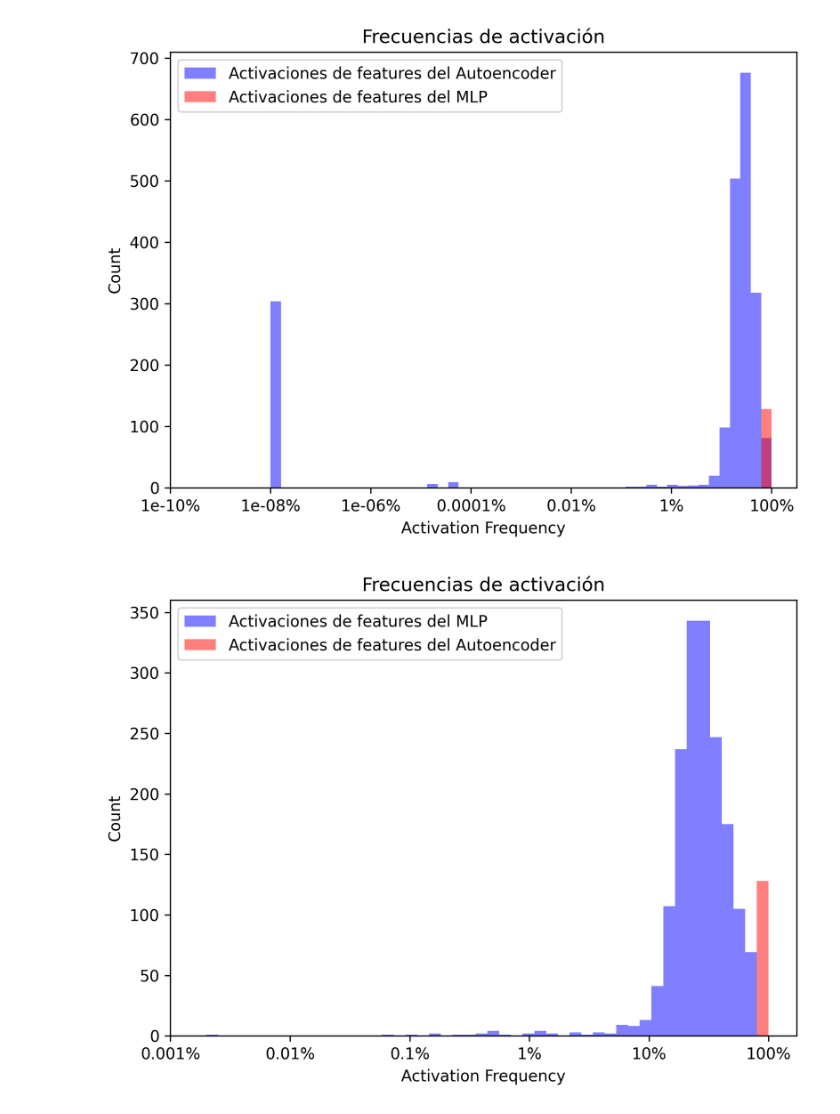
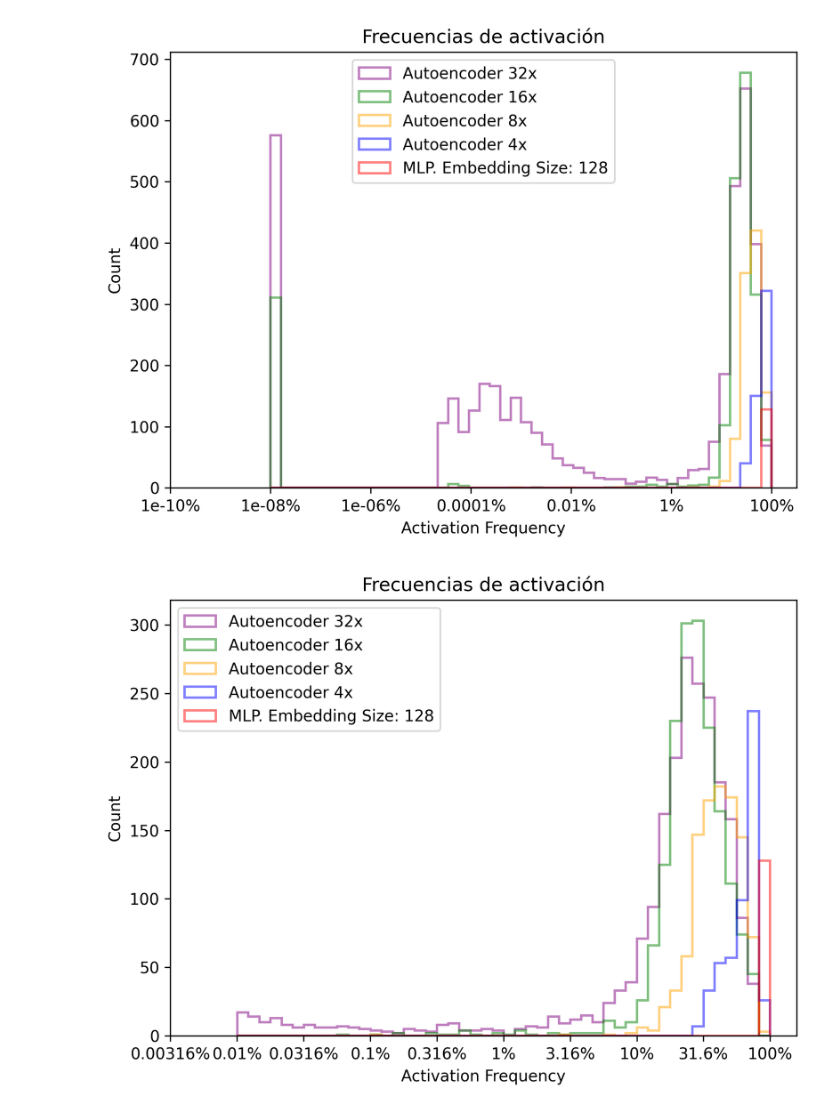
Before and after one commit to manoloFer10/NLP-monosemanticity, a Jupyter notebook: feature_activations.ipynb, the cells around one changed output. Cells and saved outputs as stored; diff of their text form; code cells hidden in the pictures.

Commit message:
add activations graph

```diff
--- a/feature_activations.ipynb
+++ b/feature_activations.ipynb
@@ -35,13 +41,27 @@ feedforward_freqs = pd.read_csv(f"{folder_path}/activations_data/feedforward_fre
+# %%
+hidden_freqs_sparsity_4, feedforward_freqs = get_activations(activations_run_id_sparsity_4)
+hidden_freqs_sparsity_8, _ = get_activations(activations_run_id_sparsity_8)
+hidden_freqs_sparsity_16, _ = get_activations(activations_run_id_sparsity_16)
+hidden_freqs_sparsity_32, _ = get_activations(activations_run_id_sparsity_32)
 # %%
-hiddens = hidden_freqs["frequency"] + 1e-10
-log_hiddens = np.log10(hiddens)
+hiddens_4 = hidden_freqs_sparsity_4["frequency"] + 1e-10
+hiddens_16 = hidden_freqs_sparsity_16["frequency"] + 1e-10
+hiddens_8 = hidden_freqs_sparsity_8["frequency"] + 1e-10
+hiddens_32 = hidden_freqs_sparsity_32["frequency"] + 1e-10
+log_hiddens_32 = np.log10(hiddens_32)
+log_hiddens_16 = np.log10(hiddens_16)
+log_hiddens_8 = np.log10(hiddens_8)
+log_hiddens_4 = np.log10(hiddens_4)
 log_feedforward = np.log10(feedforward_freqs["frequency"])
-bins=np.histogram(np.hstack((log_hiddens, log_feedforward)), bins=48)[1]
+bins=np.histogram(np.hstack((log_hiddens_4, log_hiddens_8, log_hiddens_16, log_hiddens_32, log_feedforward)), bins=48)[1]
 
 plt.figure(dpi=300)
 plt.title("Frecuencias de activación")
-plt.hist(log_hiddens, bins=bins, color='blue', alpha=0.5, label=f"Activaciones de features del Autoencoder. Dimensión Rala: {hidden_freqs.shape[0]}")
-plt.hist(log_feedforward, bins=bins, color='red', alpha=0.5, label=f"Activaciones de features del MLP. Embedding Size: {feedforward_freqs.shape[0]}")
+plt.hist(log_hiddens_32, bins=bins, alpha=0.5, edgecolor='purple', histtype='step', linewidth=1.5, label="Autoencoder 32x")
+plt.hist(log_hiddens_16, bins=bins, alpha=0.5, edgecolor='green', histtype='step', linewidth=1.5, label="Autoencoder 16x")
+plt.hist(log_hiddens_8, bins=bins, alpha=0.5, edgecolor='orange', histtype='step', linewidth=1.5, label="Autoencoder 8x")
+plt.hist(log_hiddens_4, bins=bins, alpha=0.5, edgecolor='blue',  histtype='step', linewidth=1.5, label="Autoencoder 4x")
+plt.hist(log_feedforward, bins=bins, alpha=0.5, edgecolor='red',  histtype='step', linewidth=1.5, label=f"MLP. Embedding Size: {log_feedforward.shape[0]}")
 plt.xlabel("Activation Frequency")
 plt.ylabel("Count")
 tick_locs = plt.xticks()[0][:-1]
@@ -49,23 +69,34 @@ tick_labels = [f"{100 * 10**x:.3g}%" for x in tick_locs]
 plt.xticks(tick_locs, tick_labels)
 plt.legend()
 plt.tight_layout()
+plt.savefig("activations_histogram.png")
 plt.show()
 # %% [output]
-[figure, old version]
+[figure, new version]
 # %%
-bins=np.histogram(np.hstack((log_hiddens[log_hiddens > -5], log_feedforward[log_feedforward > -5])), bins=48)[1]
+bins=np.histogram(np.hstack(
+    (log_hiddens_4[log_hiddens_4 > -4],
+    log_hiddens_8[log_hiddens_8 > -4],
+    log_hiddens_16[log_hiddens_16 > -4],
+    log_hiddens_32[log_hiddens_32 > -4],
+     log_feedforward[log_feedforward > -4])
+), bins=48)[1]
 
 plt.figure(dpi=300)
 plt.title("Frecuencias de activación")
-plt.hist(log_hiddens, bins=bins, color='blue', alpha=0.5, label=f"Activaciones de features del Autoencoder. Dimensión Rala: {hidden_freqs.shape[0]}")
-plt.hist(log_feedforward, bins=bins, color='red', alpha=0.5, label=f"Activaciones de features del MLP. Embedding Size: {feedforward_freqs.shape[0]}")
+plt.hist(log_hiddens_32[log_hiddens_32 > -4], bins=bins, alpha=0.5, edgecolor='purple', histtype='step', linewidth=1.5, label="Autoencoder 32x")
+plt.hist(log_hiddens_16[log_hiddens_16 > -4], bins=bins, alpha=0.5, edgecolor='green', histtype='step', linewidth=1.5, label="Autoencoder 16x")
+plt.hist(log_hiddens_8[log_hiddens_8 > -4], bins=bins, alpha=0.5, edgecolor='orange', histtype='step', linewidth=1.5, label="Autoencoder 8x")
+plt.hist(log_hiddens_4[log_hiddens_4 > -4], bins=bins, alpha=0.5, edgecolor='blue',  histtype='step', linewidth=1.5, label="Autoencoder 4x")
+plt.hist(log_feedforward, bins=bins, alpha=0.5, edgecolor='red',  histtype='step', linewidth=1.5, label=f"MLP. Embedding Size: {log_feedforward.shape[0]}")
 plt.xlabel("Activation Frequency")
 plt.ylabel("Count")
 tick_locs = plt.xticks()[0][:-1]
 tick_labels = [f"{100 * 10**x:.3g}%" for x in tick_locs]
 plt.xticks(tick_locs, tick_labels)
 plt.legend()
 plt.tight_layout()
+plt.savefig("activations_histogram_zoomed.png")
 plt.show()
 # %% [output]
-[figure, old version]
+[figure, new version]
```
Also changed, not shown: parts of 3 cells of this notebook, 4 other files.
